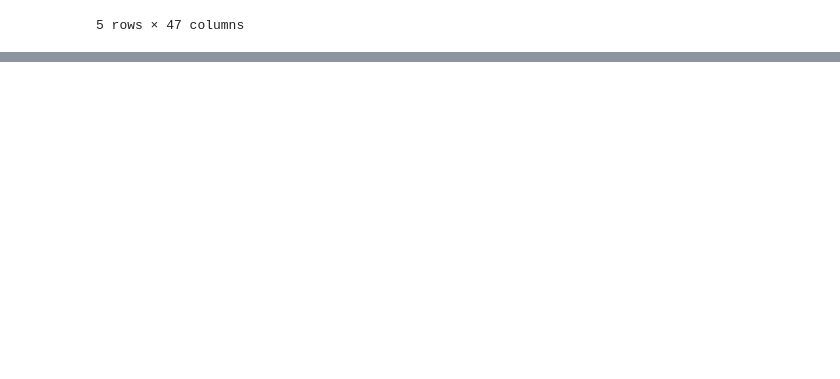
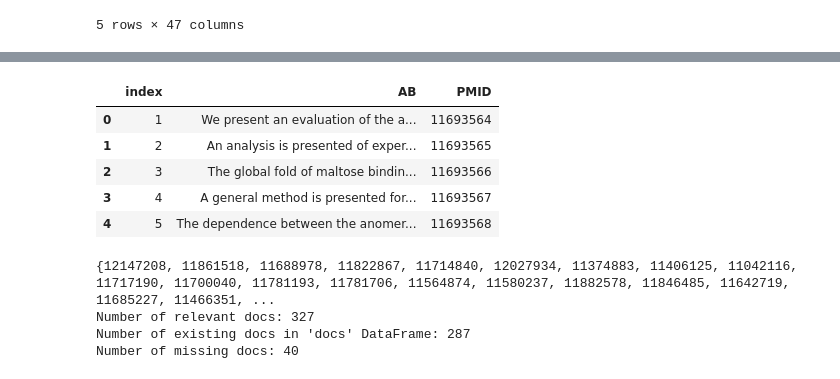
Before and after one commit to Lolya-cloud/fir-project, a Jupyter notebook: scripts/info-retrieval.ipynb, the cells around one changed output, grey strips where cells are left out. Drawn from its saved outputs; the diff is of its cells as text; code cells hidden in the pictures; blank space fills up the shorter version.

```diff
--- a/scripts/info-retrieval.ipynb
+++ b/scripts/info-retrieval.ipynb
@@ -85,0 +74,4 @@ print(queries)
+# %%
+# drop missings
+print(docs.isna().sum())
+docs = docs.dropna()
@@ -85,0 +143,24 @@ print(queries)
+# %%
+docs.head(5)
+# %% [output]
+|  | index | AB | PMID |
+| 0 | 1 | We present an evaluation of the a... | 11693564 |
+| 1 | 2 | An analysis is presented of exper... | 11693565 |
+| 2 | 3 | The global fold of maltose bindin... | 11693566 |
+| 3 | 4 | A general method is presented for... | 11693567 |
+| 4 | 5 | The dependence between the anomer... | 11693568 |
+# %%
+# check if all doc ids from queries are in the dataset (after removing missings)
+unique_relevant_docs = set(queries_training['relevant_docs'].explode())
+existing_docs = unique_relevant_docs.intersection(docs.PMID)
+missing_docs = unique_relevant_docs.difference(docs.PMID)
+
+print(missing_docs)
+print(f"Number of relevant docs: {len(unique_relevant_docs)}")
+print(f"Number of existing docs in 'docs' DataFrame: {len(existing_docs)}")
+print(f"Number of missing docs: {len(missing_docs)}")
+# %% [output]
+{12147208, 11861518, 11688978, 11822867, 11714840, 12027934, 11374883, 11406125, 11042116, 11717190, 11700040, 11781193, 11781706, 11564874, 11580237, 11882578, 11846485, 11642719, 11685227, 11466351, ...
+Number of relevant docs: 327
+Number of existing docs in 'docs' DataFrame: 287
+Number of missing docs: 40
```
Also changed, not shown: parts of 11 cells of this notebook.
